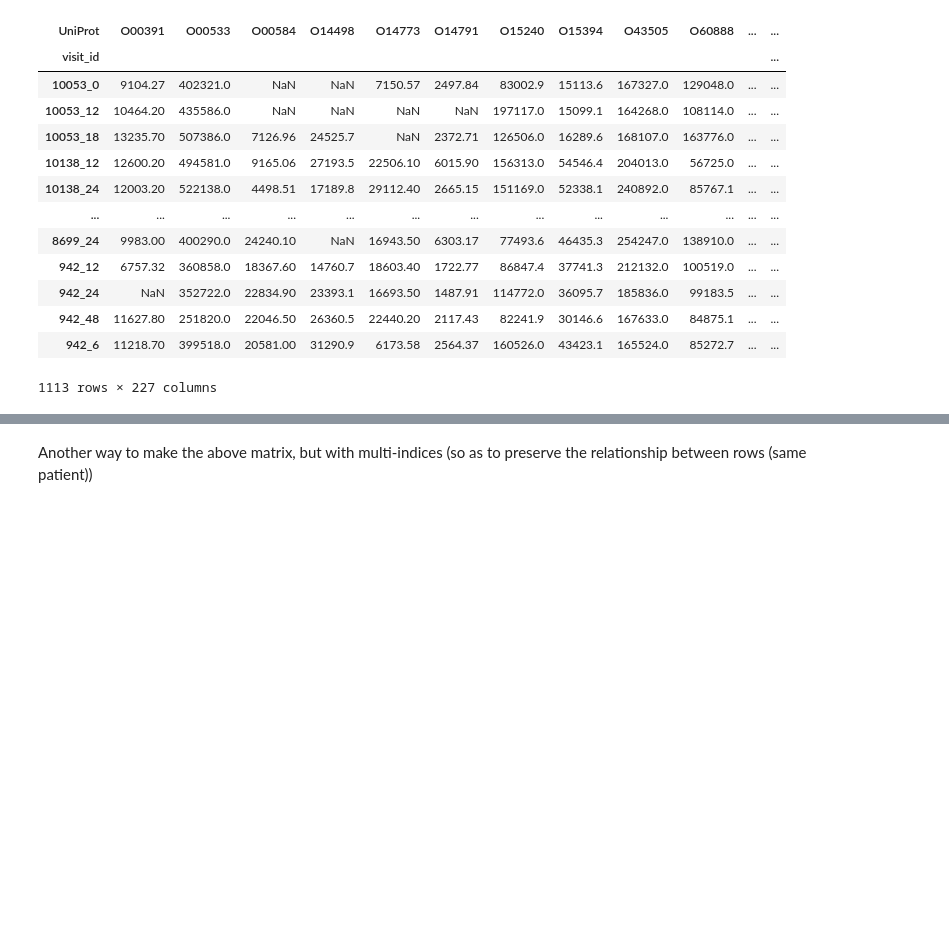
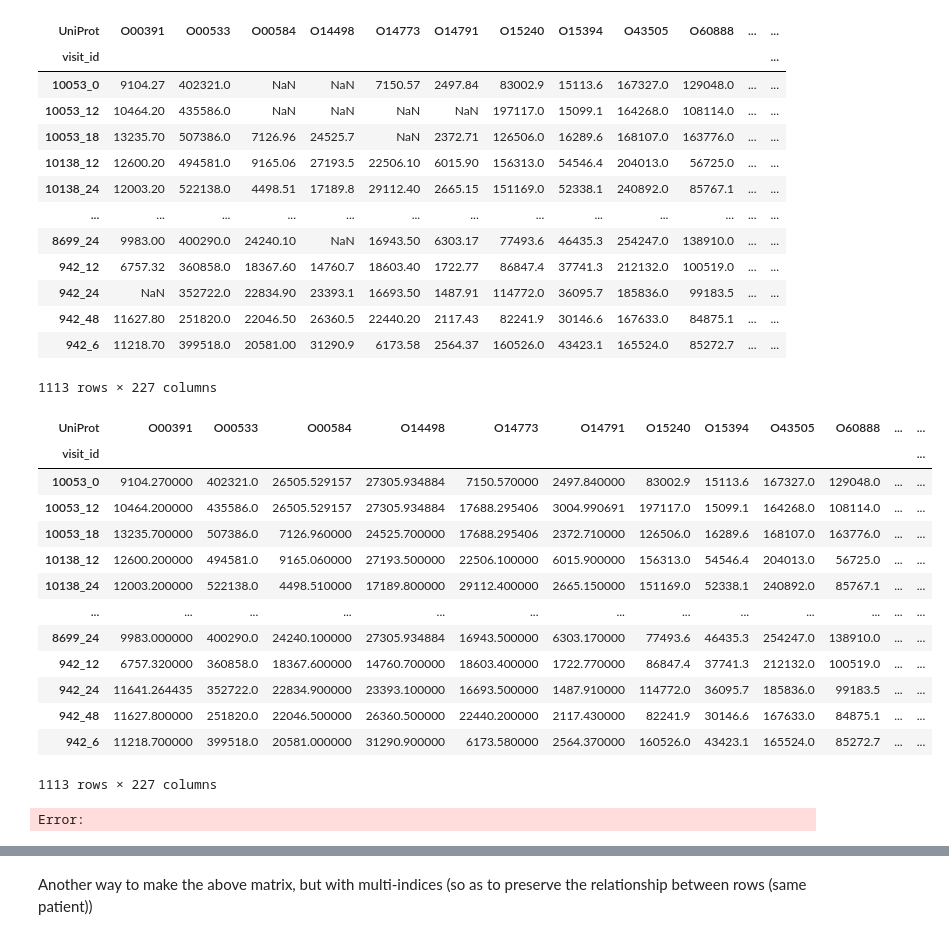
Before and after one commit to prithvidasgupta/si-618-parkinson-prediction, a Jupyter notebook: proteins.ipynb, the cells around one changed output, grey strips where cells are left out. Cells and saved outputs as stored; diff of their text form; code cells hidden in the pictures; blank space fills up the shorter version.

Commit message:
protein, clinical data preprocessing

```diff
--- a/proteins.ipynb
+++ b/proteins.ipynb
@@ -148,3 +148,21 @@ proteins_features
 | 942_48 | 11627.80 | 251820.0 | 22046.50 | 26360.5 | 22440.20 | 2117.43 | 82241.9 | 30146.6 | 167633.0 | 84875.1 | ... | ... |
 | 942_6 | 11218.70 | 399518.0 | 20581.00 | 31290.9 | 6173.58 | 2564.37 | 160526.0 | 43423.1 | 165524.0 | 85272.7 | ... | ... |
 1113 rows × 227 columns
+# %%
+proteins_features.fillna(proteins_features.mean())
+# %% [output]
+| UniProt | O00391 | O00533 | O00584 | O14498 | O14773 | O14791 | O15240 | O15394 | O43505 | O60888 | ... | ... |
+| visit_id |  |  |  |  |  |  |  |  |  |  |  | ... |
+| 10053_0 | 9104.270000 | 402321.0 | 26505.529157 | 27305.934884 | 7150.570000 | 2497.840000 | 83002.9 | 15113.6 | 167327.0 | 129048.0 | ... | ... |
+| 10053_12 | 10464.200000 | 435586.0 | 26505.529157 | 27305.934884 | 17688.295406 | 3004.990691 | 197117.0 | 15099.1 | 164268.0 | 108114.0 | ... | ... |
+| 10053_18 | 13235.700000 | 507386.0 | 7126.960000 | 24525.700000 | 17688.295406 | 2372.710000 | 126506.0 | 16289.6 | 168107.0 | 163776.0 | ... | ... |
+| 10138_12 | 12600.200000 | 494581.0 | 9165.060000 | 27193.500000 | 22506.100000 | 6015.900000 | 156313.0 | 54546.4 | 204013.0 | 56725.0 | ... | ... |
+| 10138_24 | 12003.200000 | 522138.0 | 4498.510000 | 17189.800000 | 29112.400000 | 2665.150000 | 151169.0 | 52338.1 | 240892.0 | 85767.1 | ... | ... |
+| ... | ... | ... | ... | ... | ... | ... | ... | ... | ... | ... | ... | ... |
+| 8699_24 | 9983.000000 | 400290.0 | 24240.100000 | 27305.934884 | 16943.500000 | 6303.170000 | 77493.6 | 46435.3 | 254247.0 | 138910.0 | ... | ... |
+| 942_12 | 6757.320000 | 360858.0 | 18367.600000 | 14760.700000 | 18603.400000 | 1722.770000 | 86847.4 | 37741.3 | 212132.0 | 100519.0 | ... | ... |
+| 942_24 | 11641.264435 | 352722.0 | 22834.900000 | 23393.100000 | 16693.500000 | 1487.910000 | 114772.0 | 36095.7 | 185836.0 | 99183.5 | ... | ... |
+| 942_48 | 11627.800000 | 251820.0 | 22046.500000 | 26360.500000 | 22440.200000 | 2117.430000 | 82241.9 | 30146.6 | 167633.0 | 84875.1 | ... | ... |
+| 942_6 | 11218.700000 | 399518.0 | 20581.000000 | 31290.900000 | 6173.580000 | 2564.370000 | 160526.0 | 43423.1 | 165524.0 | 85272.7 | ... | ... |
+1113 rows × 227 columns
+Error:
```
Also changed, not shown: parts of 3 cells of this notebook, 1 other file.
